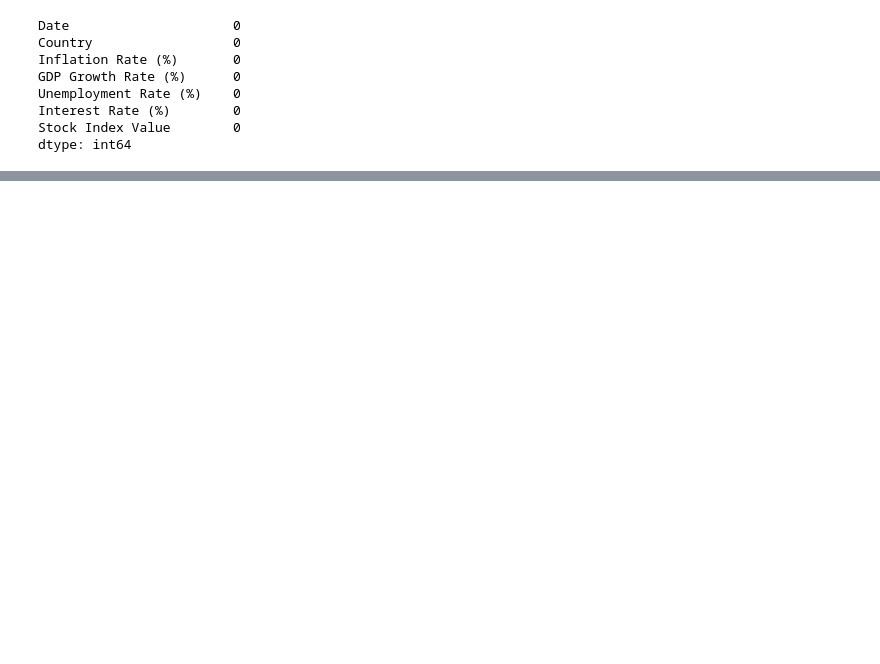
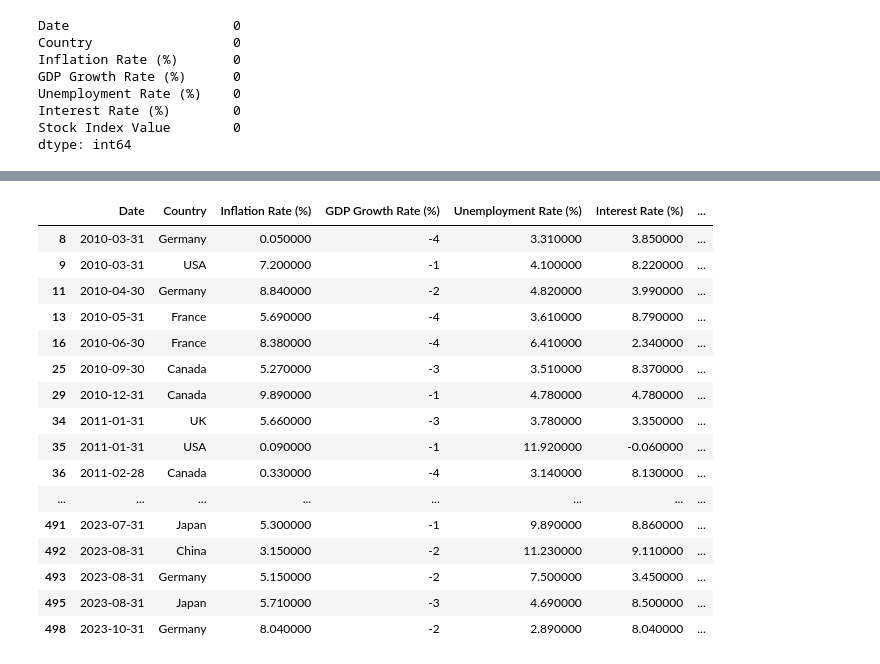
Before and after one commit to muhammederbay10/clustering-countries-economic-indicators, a Jupyter notebook: Countries.ipynb, the cells around one changed output, grey strips where cells are left out. Drawn from its saved outputs; the diff is of its cells as text; code cells hidden in the pictures; blank space fills up the shorter version.

```diff
--- a/Countries.ipynb
+++ b/Countries.ipynb
@@ -38,0 +152,23 @@ dtype: int64
+# %%
+def red_neg(v):
+    return 'background-color: lightcoral; color: white' if v < 0 else ''
+
+df[df['GDP Growth Rate (%)']<0].style.applymap(lambda v: 'background-color: lightcoral; color: white' if v<0 else '', subset=['GDP Growth Rate (%)'])
+# %% [output]
+|  | Date | Country | Inflation Rate (%) | GDP Growth Rate (%) | Unemployment Rate (%) | Interest Rate (%) | ... |
+| 8 | 2010-03-31 | Germany | 0.050000 | -4 | 3.310000 | 3.850000 | ... |
+| 9 | 2010-03-31 | USA | 7.200000 | -1 | 4.100000 | 8.220000 | ... |
+| 11 | 2010-04-30 | Germany | 8.840000 | -2 | 4.820000 | 3.990000 | ... |
+| 13 | 2010-05-31 | France | 5.690000 | -4 | 3.610000 | 8.790000 | ... |
+| 16 | 2010-06-30 | France | 8.380000 | -4 | 6.410000 | 2.340000 | ... |
+| 25 | 2010-09-30 | Canada | 5.270000 | -3 | 3.510000 | 8.370000 | ... |
+| 29 | 2010-12-31 | Canada | 9.890000 | -1 | 4.780000 | 4.780000 | ... |
+| 34 | 2011-01-31 | UK | 5.660000 | -3 | 3.780000 | 3.350000 | ... |
+| 35 | 2011-01-31 | USA | 0.090000 | -1 | 11.920000 | -0.060000 | ... |
+| 36 | 2011-02-28 | Canada | 0.330000 | -4 | 3.140000 | 8.130000 | ... |
+| ... | ... | ... | ... | ... | ... | ... | ... |
+| 491 | 2023-07-31 | Japan | 5.300000 | -1 | 9.890000 | 8.860000 | ... |
+| 492 | 2023-08-31 | China | 3.150000 | -2 | 11.230000 | 9.110000 | ... |
+| 493 | 2023-08-31 | Germany | 5.150000 | -2 | 7.500000 | 3.450000 | ... |
+| 495 | 2023-08-31 | Japan | 5.710000 | -3 | 4.690000 | 8.500000 | ... |
+| 498 | 2023-10-31 | Germany | 8.040000 | -2 | 2.890000 | 8.040000 | ... |
```
Also changed, not shown: parts of 16 cells of this notebook.
